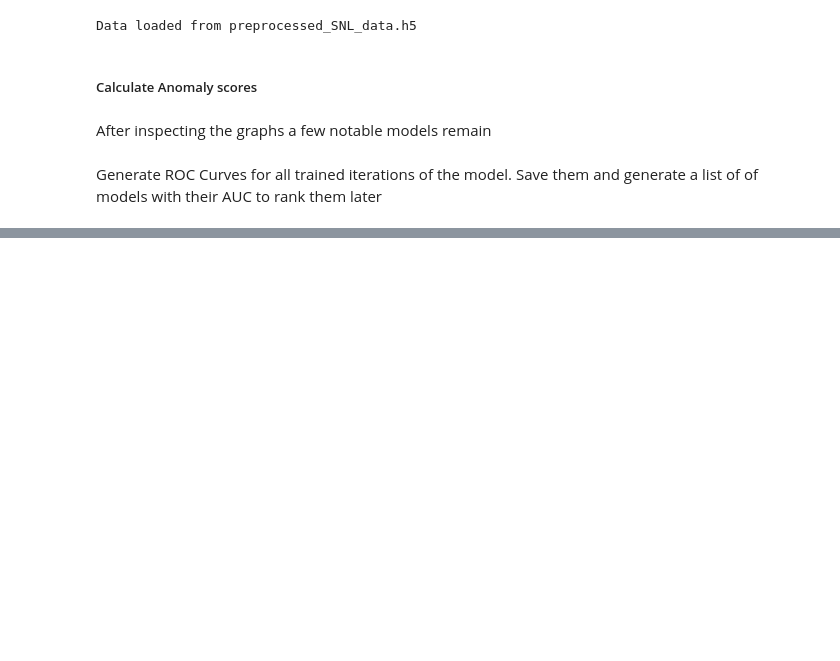
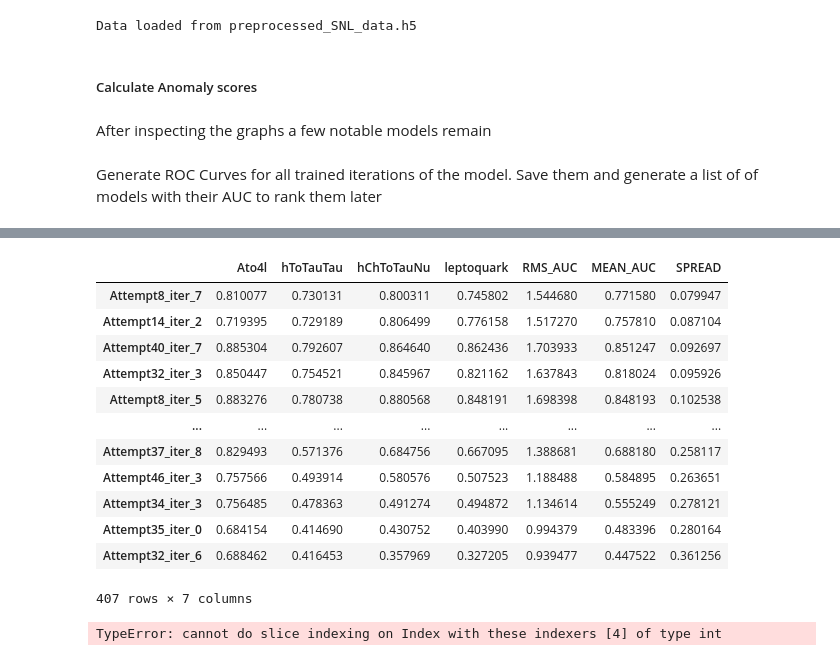
Before and after one commit to jnamador/vae_fs, a Jupyter notebook: models/gan1_analysis.ipynb, the cells around one changed output, grey strips where cells are left out. Drawn from its saved outputs; the diff is of its cells as text; code cells hidden in the pictures; blank space fills up the shorter version.

```diff
--- a/models/gan1_analysis.ipynb
+++ b/models/gan1_analysis.ipynb
@@ -254,3 +341,24 @@ for att_n in range(6,17): # Splitting everythingup
+# %%
+all_results = all_results.sort_values(by='SPREAD')
+all_results
+# %% [output]
+|  | Ato4l | hToTauTau | hChToTauNu | leptoquark | RMS_AUC | MEAN_AUC | SPREAD |
+| Attempt8_iter_7 | 0.810077 | 0.730131 | 0.800311 | 0.745802 | 1.544680 | 0.771580 | 0.079947 |
+| Attempt14_iter_2 | 0.719395 | 0.729189 | 0.806499 | 0.776158 | 1.517270 | 0.757810 | 0.087104 |
+| Attempt40_iter_7 | 0.885304 | 0.792607 | 0.864640 | 0.862436 | 1.703933 | 0.851247 | 0.092697 |
+| Attempt32_iter_3 | 0.850447 | 0.754521 | 0.845967 | 0.821162 | 1.637843 | 0.818024 | 0.095926 |
+| Attempt8_iter_5 | 0.883276 | 0.780738 | 0.880568 | 0.848191 | 1.698398 | 0.848193 | 0.102538 |
+| ... | ... | ... | ... | ... | ... | ... | ... |
+| Attempt37_iter_8 | 0.829493 | 0.571376 | 0.684756 | 0.667095 | 1.388681 | 0.688180 | 0.258117 |
+| Attempt46_iter_3 | 0.757566 | 0.493914 | 0.580576 | 0.507523 | 1.188488 | 0.584895 | 0.263651 |
+| Attempt34_iter_3 | 0.756485 | 0.478363 | 0.491274 | 0.494872 | 1.134614 | 0.555249 | 0.278121 |
+| Attempt35_iter_0 | 0.684154 | 0.414690 | 0.430752 | 0.403990 | 0.994379 | 0.483396 | 0.280164 |
+| Attempt32_iter_6 | 0.688462 | 0.416453 | 0.357969 | 0.327205 | 0.939477 | 0.447522 | 0.361256 |
+407 rows × 7 columns
+# %%
+all_results.loc[:4]
+# %% [output]
+TypeError: cannot do slice indexing on Index with these indexers [4] of type int
 # %%
 
 # data = [leptoquark_data, Ato4l_data, hChToTauNu_data, hToTauTau_data
```
Also changed, not shown: parts of 10 cells of this notebook.
